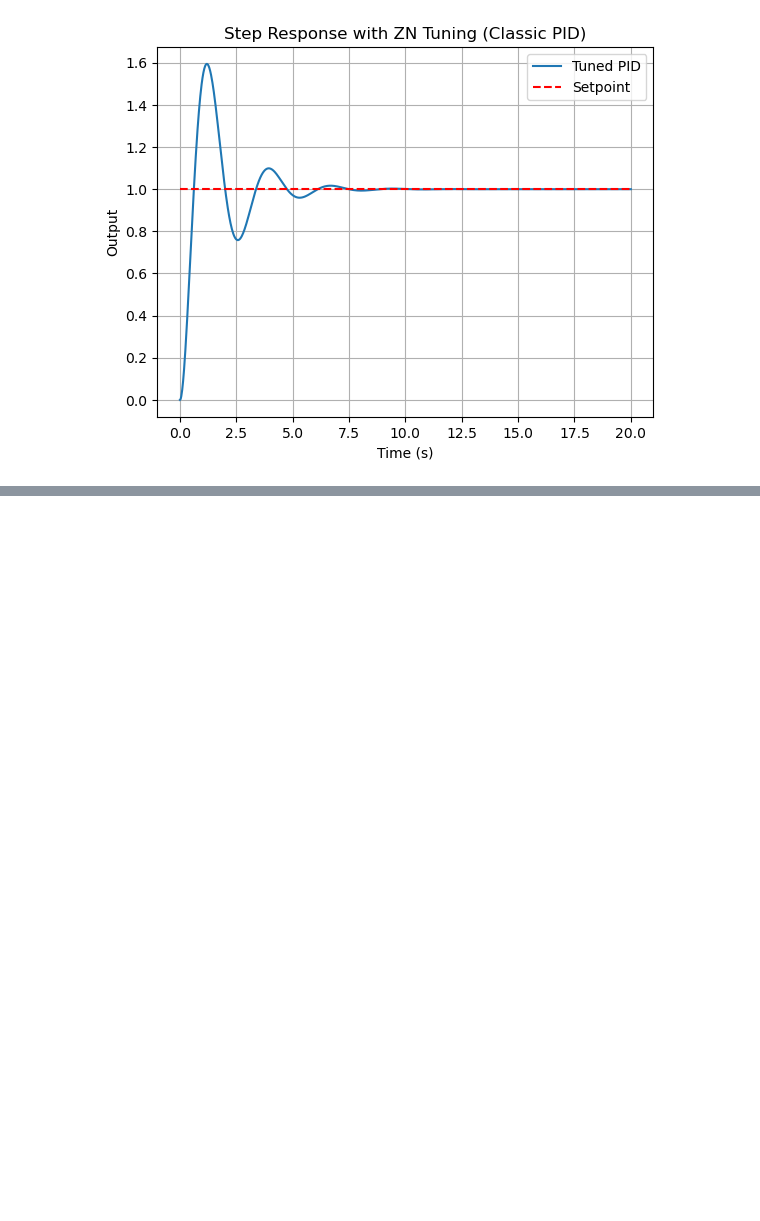
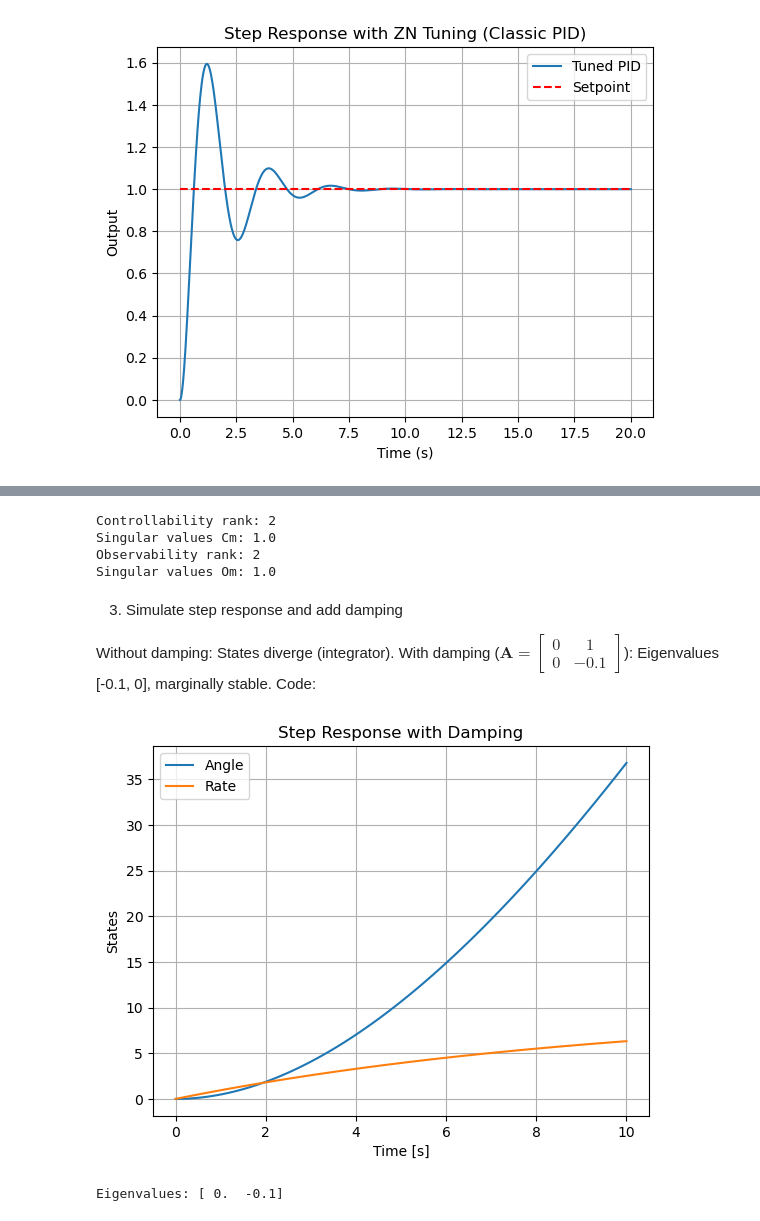
Before and after one commit to Leibniz-IWT/comp_eng, a Jupyter notebook: solutions/control.ipynb, the cells around one changed output, grey strips where cells are left out. Saved outputs shown, nothing was run; the diff lists cells and outputs as text; code cells hidden in the pictures; blank space fills up the shorter version.

```diff
--- a/solutions/control.ipynb
+++ b/solutions/control.ipynb
@@ -532,0 +544,52 @@ plt.show()
+# %%
+import numpy as np
+
+A = np.array([[0, 1], [0, 0]])
+B = np.array([[0], [1]])
+C = np.array([[1, 0]])
+
+Cm = np.hstack([B, A @ B])
+Om = np.vstack([C, C @ A])
+
+print("Controllability rank:", np.linalg.matrix_rank(Cm))
+_, s_c = np.linalg.svd(Cm, compute_uv=False)
+print("Singular values Cm:", s_c)
+
+print("Observability rank:", np.linalg.matrix_rank(Om))
+_, s_o = np.linalg.svd(Om, compute_uv=False)
+print("Singular values Om:", s_o)
+# %% [output]
+Controllability rank: 2
+Singular values Cm: 1.0
+Observability rank: 2
+Singular values Om: 1.0
+# %% [markdown]
+3. Simulate step response and add damping
+
+Without damping: States diverge (integrator). With damping ($  \mathbf{A} = \begin{bmatrix} 0 & 1 \\ 0 & -0.1 \end{bmatrix}  $): Eigenvalues [-0.1, 0], marginally stable.
+Code:
+# %%
+from scipy.integrate import solve_ivp
+import matplotlib.pyplot as plt
+
+def state_eq(t, y, A, B, u_func):
+    return A @ y + B.squeeze() * u_func(t)
+
+def u_step(t): return 1.0 if t > 0 else 0.0
+
+A_damped = np.array([[0, 1], [0, -0.1]])
+sol = solve_ivp(state_eq, [0, 10], [0, 0], args=(A_damped, B, u_step), t_eval=np.linspace(0, 10, 100))
+
+plt.plot(sol.t, sol.y[0], label='Angle')
+plt.plot(sol.t, sol.y[1], label='Rate')
+plt.xlabel('Time [s]')
+plt.ylabel('States')
+plt.title('Step Response with Damping')
+plt.legend()
+plt.grid()
+plt.show()
+
+print("Eigenvalues:", np.linalg.eigvals(A_damped))
+# %% [output]
+[figure, added]
+Eigenvalues: [ 0.  -0.1]
```
Also changed, not shown: parts of 8 cells of this notebook.
